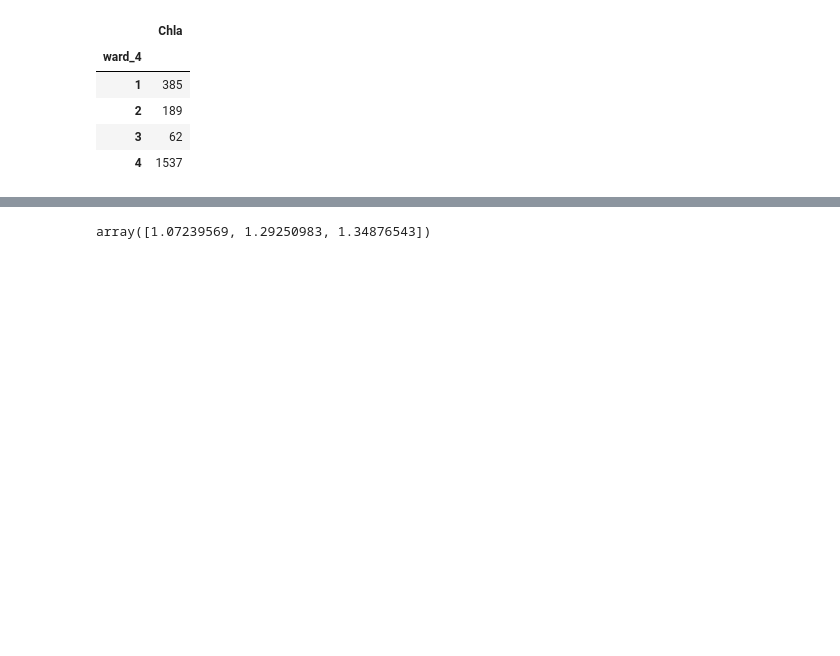
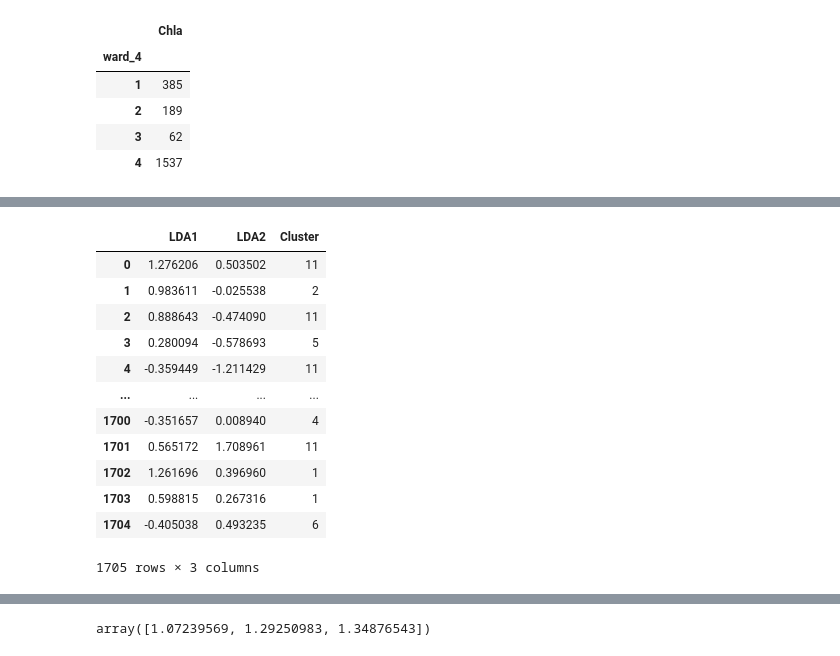
Before and after one commit to Alberto-Ghedin/ISPRA_20152017_Analysis, a Jupyter notebook: Clustering/Lin_disc_analysis.ipynb, the cells around one changed output, grey strips where cells are left out. Drawn from its saved outputs; the diff is of its cells as text; code cells hidden in the pictures; blank space fills up the shorter version.

```diff
--- a/Clustering/Lin_disc_analysis.ipynb
+++ b/Clustering/Lin_disc_analysis.ipynb
@@ -190,0 +202,16 @@ training_data.to_csv(_HOME_ + "/ISPRA_20152017_Analysis/Clustering/Unknown_effec
+# %%
+projections["ward_11"]
+# %% [output]
+|  | LDA1 | LDA2 | Cluster |
+| 0 | 1.276206 | 0.503502 | 11 |
+| 1 | 0.983611 | -0.025538 | 2 |
+| 2 | 0.888643 | -0.474090 | 11 |
+| 3 | 0.280094 | -0.578693 | 5 |
+| 4 | -0.359449 | -1.211429 | 11 |
+| ... | ... | ... | ... |
+| 1700 | -0.351657 | 0.008940 | 4 |
+| 1701 | 0.565172 | 1.708961 | 11 |
+| 1702 | 1.261696 | 0.396960 | 1 |
+| 1703 | 0.598815 | 0.267316 | 1 |
+| 1704 | -0.405038 | 0.493235 | 6 |
+1705 rows × 3 columns
```
Also changed, not shown: parts of 15 cells of this notebook, 2 other files.
